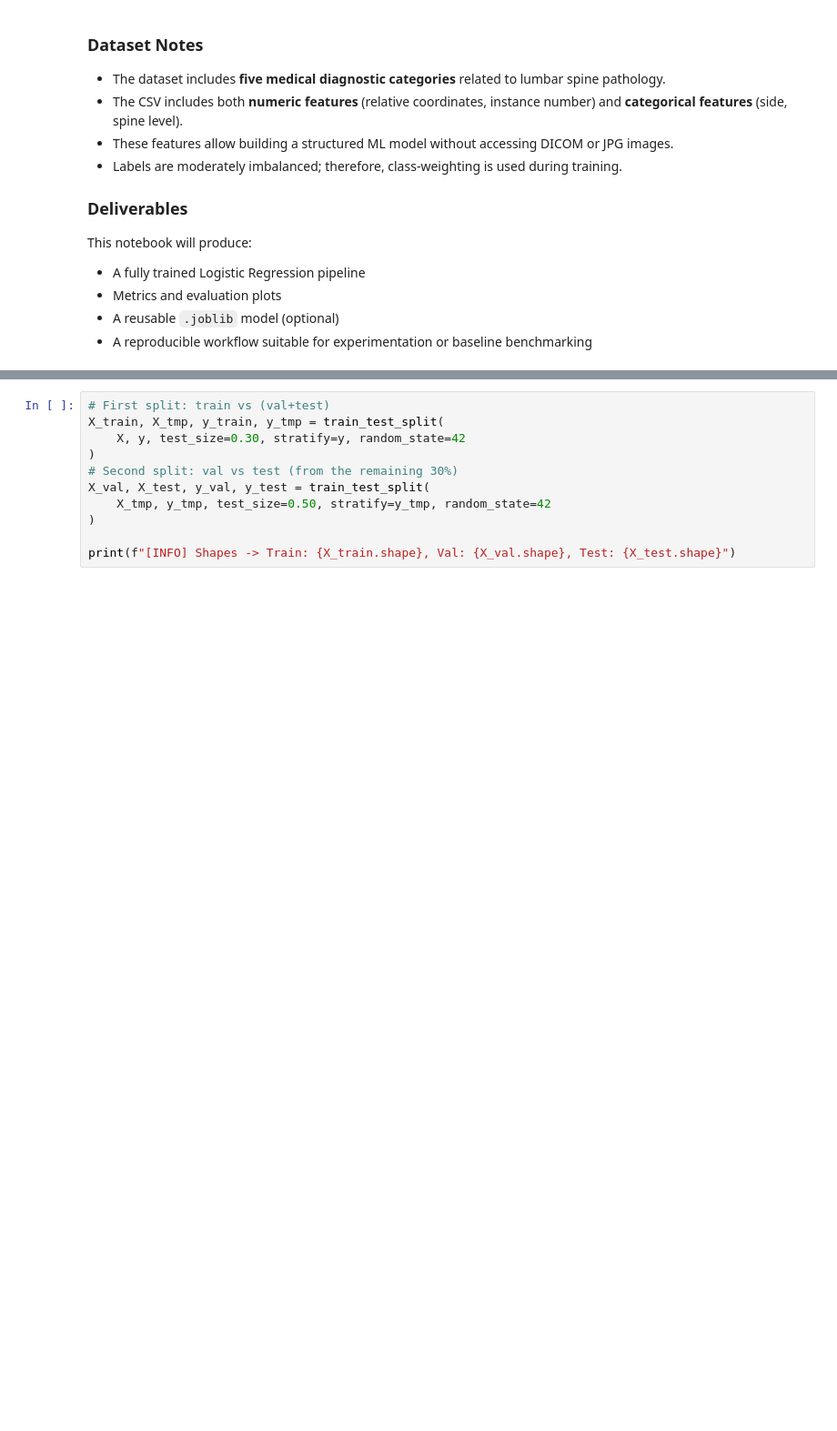
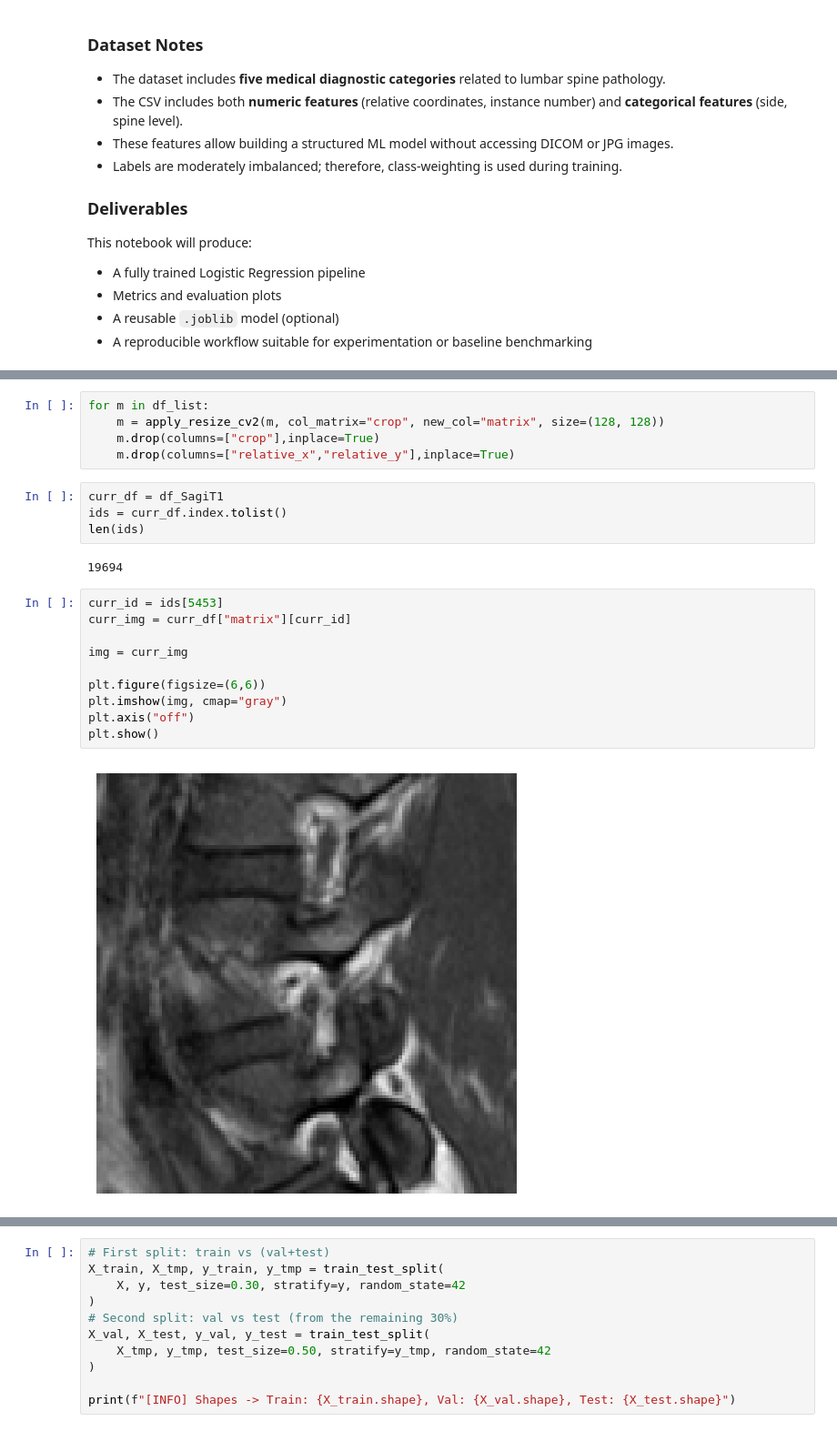
Before and after one commit to MichelMM/iteso-ML-class, a Jupyter notebook: notebooks/FinalProjectCSV.ipynb, the cells around one changed output, grey strips where cells are left out. Shown at 91% size. Saved outputs shown, nothing was run; the diff lists cells and outputs as text; blank space fills up the shorter version.

```diff
--- a/notebooks/FinalProjectCSV.ipynb
+++ b/notebooks/FinalProjectCSV.ipynb
@@ -110,0 +478,23 @@ display(df.head(5))
+# %%
+for m in df_list:
+    m = apply_resize_cv2(m, col_matrix="crop", new_col="matrix", size=(128, 128))
+    m.drop(columns=["crop"],inplace=True)
+    m.drop(columns=["relative_x","relative_y"],inplace=True)
+# %%
+curr_df = df_SagiT1
+ids = curr_df.index.tolist()
+len(ids)
+# %% [output]
+19694
+# %%
+curr_id = ids[5453]
+curr_img = curr_df["matrix"][curr_id]
+
+img = curr_img
+
+plt.figure(figsize=(6,6))
+plt.imshow(img, cmap="gray")
+plt.axis("off")
+plt.show()
+# %% [output]
+[figure, added]
```
Also changed, not shown: parts of 41 cells of this notebook, 2 other files.
